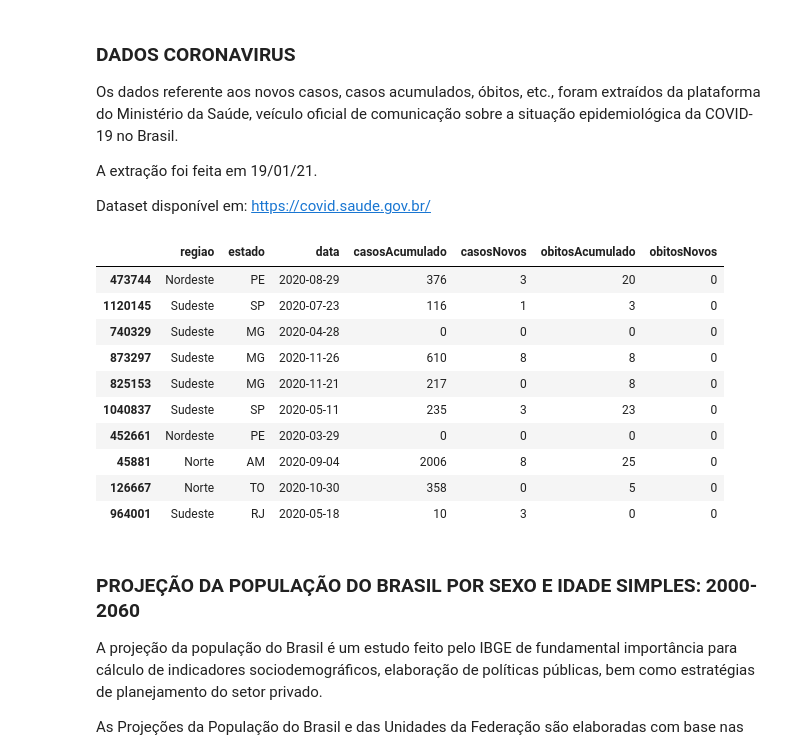
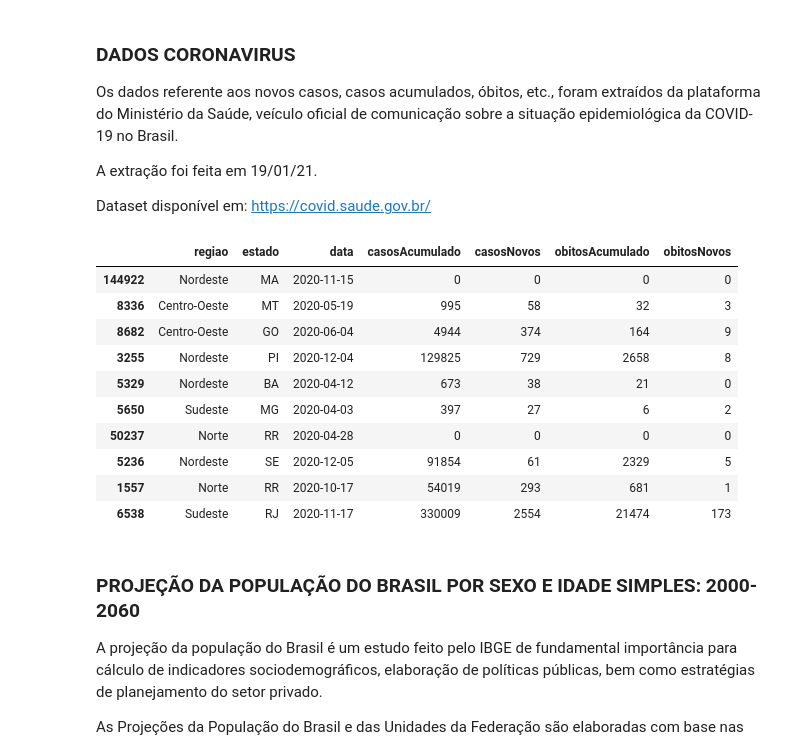
Before and after one commit to daianeklein/bootcamp-Alura, a Jupyter notebook: Desafio-Modulo4.ipynb, the cells around one changed output. Cells and saved outputs as stored; diff of their text form; code cells hidden in the pictures.

```diff
--- a/Desafio-Modulo4.ipynb
+++ b/Desafio-Modulo4.ipynb
@@ -37,29 +37,32 @@ covid = pd.read_csv(r'/Users/daianeklein/Documents/Desafio-COVID/Dados/HIST_PAIN
 # %%
 # Separando os dados por UF
 
 # Criando uma lista com as UF
 uf = ['AC','AL','AP','AM','BA','CE','DF','ES','GO','MA','MT','MS','MG','PA',
 'PB','PR','PE','PI','RJ','RN','RS','RO','RR','SC','SP','SE','TO']
+
+# Retirando valores duplicados (base de dados possui por estado e tbm por municipio)
+covid = covid[covid['municipio'].isnull()]
 
 # Selecionando as colunas alvo
 colunas = ['regiao', 'estado', 'data','casosAcumulado', 'casosNovos', 'obitosAcumulado', 'obitosNovos']
 
 covid = covid[colunas]
 covid = covid[covid['estado'].isin(uf)]
 
 covid.sample(10)
 # %% [output]
 |  | regiao | estado | data | casosAcumulado | casosNovos | obitosAcumulado | obitosNovos |
-| 473744 | Nordeste | PE | 2020-08-29 | 376 | 3 | 20 | 0 |
-| 1120145 | Sudeste | SP | 2020-07-23 | 116 | 1 | 3 | 0 |
-| 740329 | Sudeste | MG | 2020-04-28 | 0 | 0 | 0 | 0 |
-| 873297 | Sudeste | MG | 2020-11-26 | 610 | 8 | 8 | 0 |
-| 825153 | Sudeste | MG | 2020-11-21 | 217 | 0 | 8 | 0 |
-| 1040837 | Sudeste | SP | 2020-05-11 | 235 | 3 | 23 | 0 |
-| 452661 | Nordeste | PE | 2020-03-29 | 0 | 0 | 0 | 0 |
-| 45881 | Norte | AM | 2020-09-04 | 2006 | 8 | 25 | 0 |
-| 126667 | Norte | TO | 2020-10-30 | 358 | 0 | 5 | 0 |
-| 964001 | Sudeste | RJ | 2020-05-18 | 10 | 3 | 0 | 0 |
+| 144922 | Nordeste | MA | 2020-11-15 | 0 | 0 | 0 | 0 |
+| 8336 | Centro-Oeste | MT | 2020-05-19 | 995 | 58 | 32 | 3 |
+| 8682 | Centro-Oeste | GO | 2020-06-04 | 4944 | 374 | 164 | 9 |
+| 3255 | Nordeste | PI | 2020-12-04 | 129825 | 729 | 2658 | 8 |
+| 5329 | Nordeste | BA | 2020-04-12 | 673 | 38 | 21 | 0 |
+| 5650 | Sudeste | MG | 2020-04-03 | 397 | 27 | 6 | 2 |
+| 50237 | Norte | RR | 2020-04-28 | 0 | 0 | 0 | 0 |
+| 5236 | Nordeste | SE | 2020-12-05 | 91854 | 61 | 2329 | 5 |
+| 1557 | Norte | RR | 2020-10-17 | 54019 | 293 | 681 | 1 |
+| 6538 | Sudeste | RJ | 2020-11-17 | 330009 | 2554 | 21474 | 173 |
 # %% [markdown]
 ### PROJEÇÃO DA POPULAÇÃO DO BRASIL POR SEXO E IDADE SIMPLES: 2000-2060
 
```
Also changed, not shown: parts of 16 cells of this notebook.
